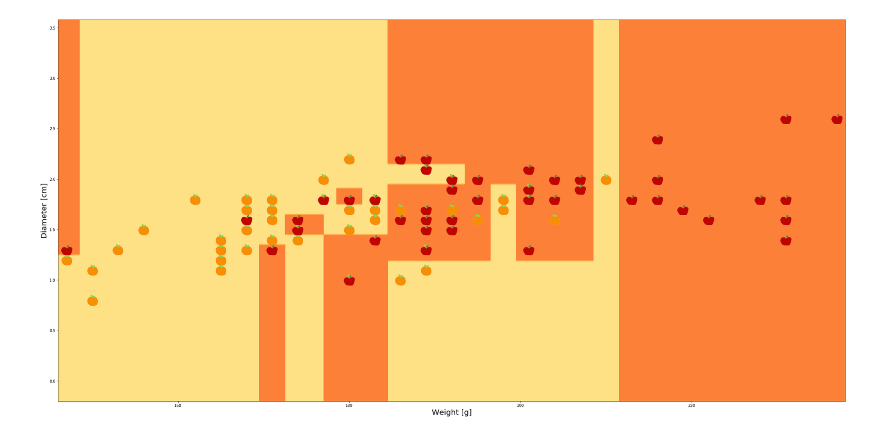
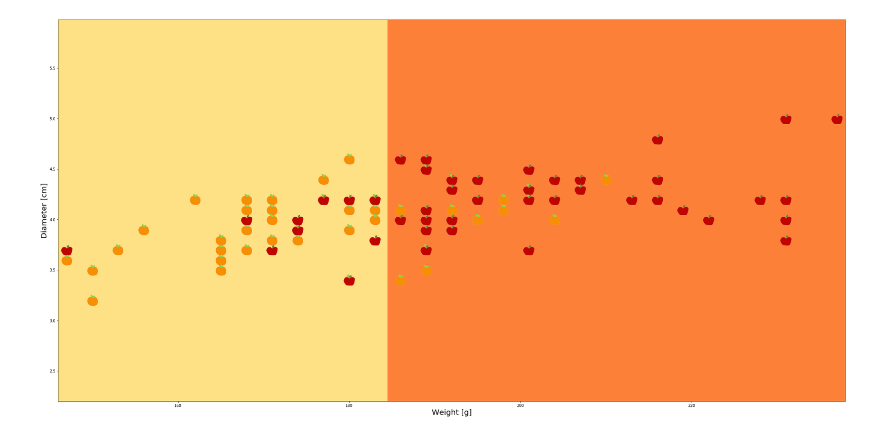
Before and after one commit to idalab-de/workshop-notebook, a Jupyter notebook: Workshop.ipynb, the cells around one changed output. Drawn from its saved outputs; the diff is of its cells as text; code cells hidden in the pictures.

```diff
--- a/Workshop.ipynb
+++ b/Workshop.ipynb
@@ -1,5 +1,5 @@
 # %%
 from plot_iris import plot_decision_boundary
-plot_decision_boundary(max_depth=7)
+plot_decision_boundary(complexity=1)
 # %% [output]
-[figure, old version]
+[figure, new version]
```
Also changed, not shown: 1 other file.
